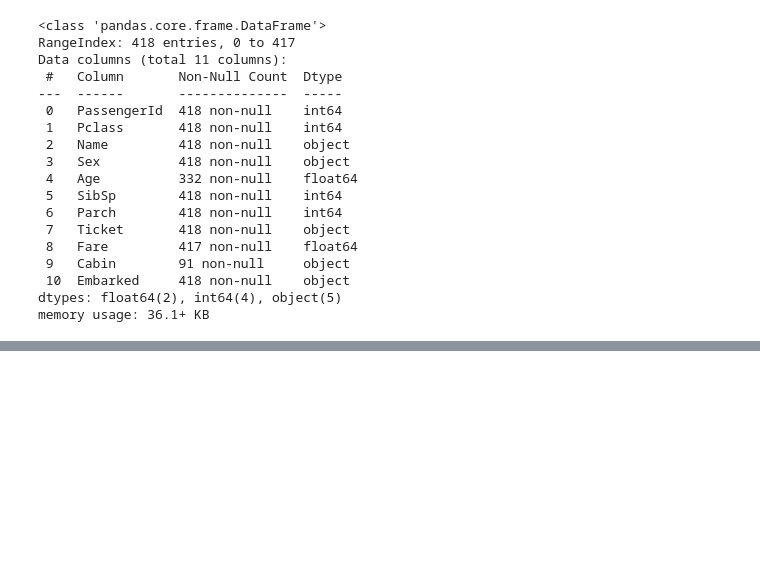
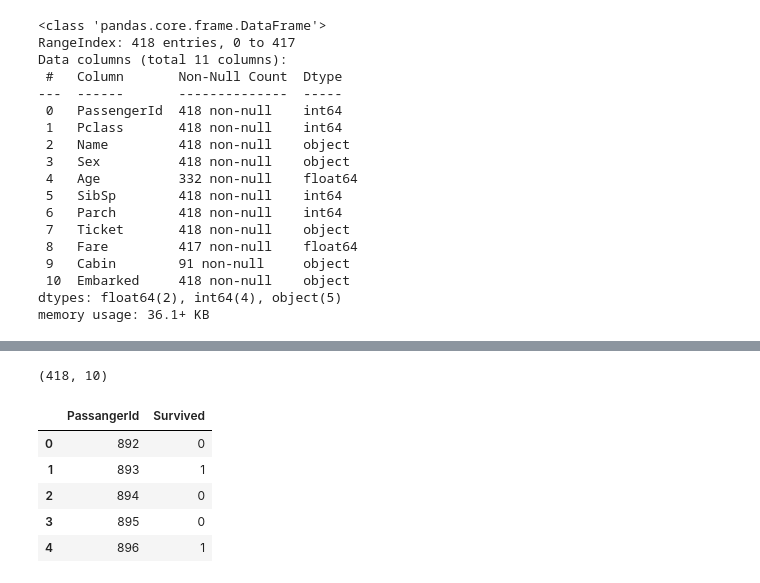
Before and after one commit to Blaze-master/titanic-disaster-prediction, a Jupyter notebook: titanic-disaster-prediction.ipynb, the cells around one changed output, grey strips where cells are left out. Saved outputs shown, nothing was run; the diff lists cells and outputs as text; code cells hidden in the pictures; blank space fills up the shorter version.

Commit message:
Made and submitted final predictions on the test data

```diff
--- a/titanic-disaster-prediction.ipynb
+++ b/titanic-disaster-prediction.ipynb
@@ -536,3 +549,7 @@ Data columns (total 11 columns):
  10  Embarked     418 non-null    object
 dtypes: float64(2), int64(4), object(5)
 memory usage: 36.1+ KB
+# %%
+clean_test_df = test_df.dropna(axis=0, subset=["Embarked"])
+clean_test_df = clean_test_df.drop(columns=["PassengerId", "Name", "Ticket", "Cabin"])
+clean_test_df.info()
@@ -538,0 +571,20 @@ memory usage: 36.1+ KB
+# %%
+test_data = full_pipeline.transform(clean_test_df)
+test_data.shape
+# %% [output]
+(418, 10)
+# %%
+final_preds = svm_best.predict(test_data)
+# %%
+submission = pd.DataFrame({
+    "PassengerId" : test_df["PassengerId"],
+    "Survived" : final_preds
+})
+submission.head()
+# %% [output]
+|  | PassangerId | Survived |
+| 0 | 892 | 0 |
+| 1 | 893 | 1 |
+| 2 | 894 | 0 |
+| 3 | 895 | 0 |
+| 4 | 896 | 1 |
```
Also changed, not shown: parts of 4 cells of this notebook, 1 other file.
